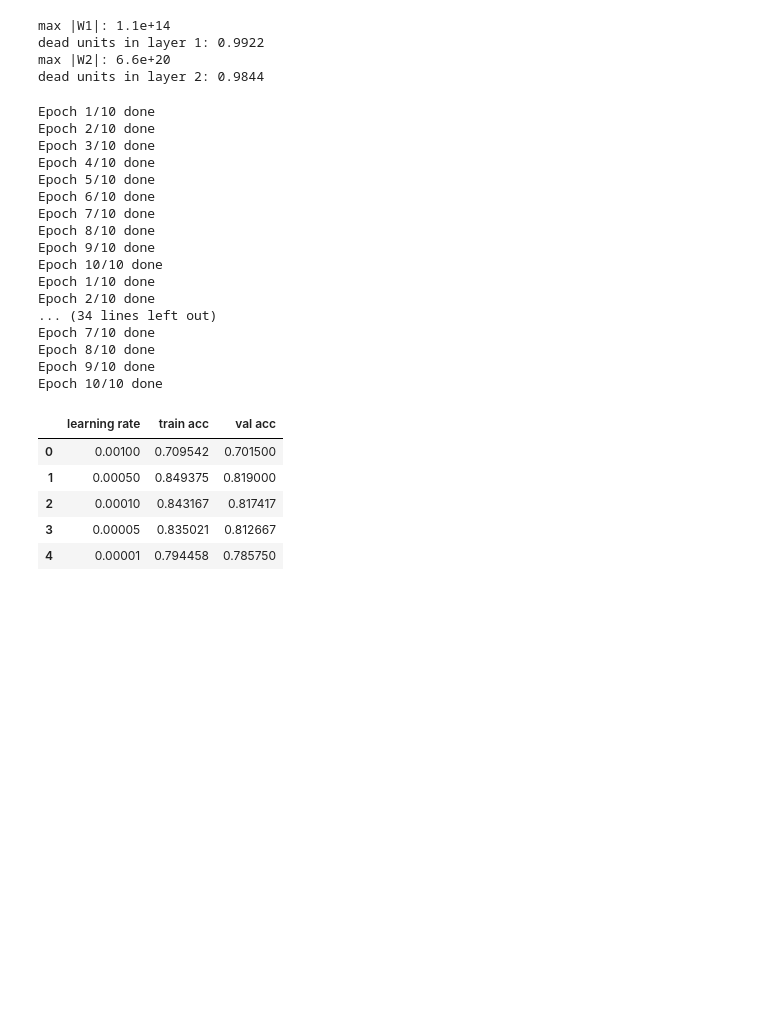
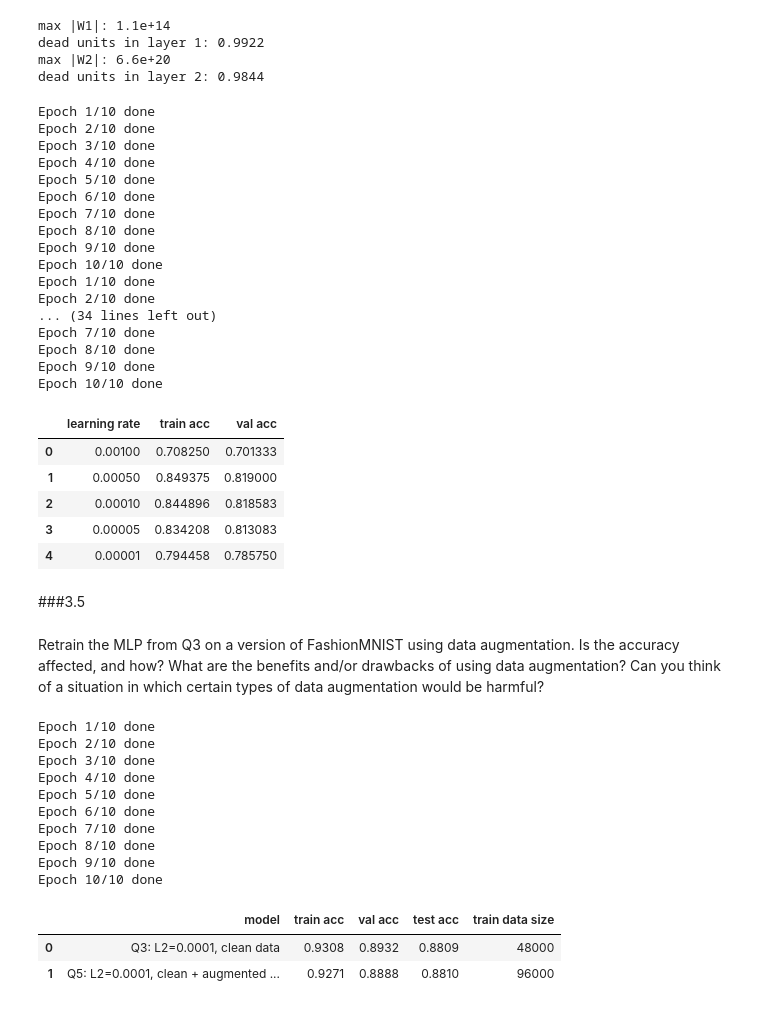
Before and after one commit to jademola/ImageClassificationMLP, a Jupyter notebook: A3_Q5_7.ipynb, the cells around one changed output. Saved outputs shown, nothing was run; the diff lists cells and outputs as text; code cells hidden in the pictures; blank space fills up the shorter version.

```diff
--- a/A3_Q5_7.ipynb
+++ b/A3_Q5_7.ipynb
@@ -101,16 +137,18 @@ x_test: (10000, 784)
 # normalization statistics from the training split only (not validation)
 # this method based on numpy simplicity in the CS231n data processing reference
 
-mean = x_train.mean()
-std = x_train.std()
+mean = x_train_raw.mean()
+std = x_train_raw.std()
 print(f'train mean: {mean:.3f}, train std: {std:.3f}')
 
 # apply the same mean and std to all three sets
-x_train = (x_train - mean) / std
-x_val   = (x_val - mean) / std
-x_test  = (x_test - mean) / std
+x_train = (x_train_raw - mean) / std
+x_train_aug = (x_train_aug_raw - mean) / std
+x_val   = (x_val_raw - mean) / std
+x_test  = (x_test_raw - mean) / std
 
-print(f'train: mean {x_train.mean():.3f}, std {x_train.std():.3f}')
+print(f'\ntrain: mean {x_train.mean():.3f}, std {x_train.std():.3f}')
+print(f'train (augmented): mean{x_train_aug.mean():.3f}, std {x_train_aug.std():.3f}')
 print(f'val:   mean {x_val.mean():.3f}, std {x_val.std():.3f}')
 print(f'test:  mean {x_test.mean():.3f}, std {x_test.std():.3f}')
 # %% [output]
@@ -119,2 +159,9 @@ train: mean 0.000, std 1.000
 val:   mean 0.003, std 1.001
 test:  mean 0.003, std 0.999
+# %%
+# Concatenate clean + augmented data set for Q5
+x_train_augExpand = np.concatenate((x_train, x_train_aug), axis=0)
+y_train_augExpand = np.concatenate((y_train, y_train), axis=0)
+
+print(f'x_train_augExpand: {x_train_augExpand.shape}')
+print(f'y_train_augExpand: {y_train_augExpand.shape}')
@@ -979,8 +1041,50 @@ Epoch 8/10 done
 Epoch 9/10 done
 Epoch 10/10 done
 |  | learning rate | train acc | val acc |
-| 0 | 0.00100 | 0.709542 | 0.701500 |
+| 0 | 0.00100 | 0.708250 | 0.701333 |
 | 1 | 0.00050 | 0.849375 | 0.819000 |
-| 2 | 0.00010 | 0.843167 | 0.817417 |
-| 3 | 0.00005 | 0.835021 | 0.812667 |
+| 2 | 0.00010 | 0.844896 | 0.818583 |
+| 3 | 0.00005 | 0.834208 | 0.813083 |
 | 4 | 0.00001 | 0.794458 | 0.785750 |
+# %% [markdown]
+###3.5
+# %% [markdown]
+Retrain the MLP from Q3 on a version of FashionMNIST using data augmentation. Is the accuracy affected, and how? What are the benefits and/or drawbacks of using data augmentation? Can you think of a situation in which certain types of data augmentation would be harmful?
+# %%
+# Q5: Retrain MLP Q3 (2 layer, 256 units, ReLU activation, l2 = 0.0001) on augmented data
+
+np.random.seed(2026)
+# L2 from Q3 optimization
+model_aug = MLP(activation='relu', n_hidden_layers=2, hidden_units=[256, 256],
+                n_input=784, n_output=10, init='relu', L2=0.0001)
+optimizer = GradientDescent(learning_rate=0.05, epochs=10, batch_size=64)
+model_aug.fit(x_train_augExpand, y_train_augExpand, optimizer)
+
+train_acc_aug = evaluate_acc(y_train_augExpand, model_aug.predict(x_train_augExpand))
+val_acc_aug   = evaluate_acc(y_val,   model_aug.predict(x_val))
+test_acc_aug  = evaluate_acc(y_test,  model_aug.predict(x_test))
+
+#results
+q3_l2 = pd.DataFrame(L2_rows)
+q3 = q3_l2[q3_l2['lambda_2'] == 1e-4].iloc[0]   # the Q3 row as a Series
+
+pd.DataFrame([
+    {'model': 'Q3: L2=0.0001, clean data',
+     'train acc': q3['train accuracy'], 'val acc': q3['val accuracy'], 'test acc': q3['test accuracy'], 'train data size': x_train.shape[0]},
+    {'model': 'Q5: L2=0.0001, clean + augmented data',
+     'train acc': train_acc_aug, 'val acc': val_acc_aug, 'test acc': test_acc_aug, 'train data size': x_train_augExpand.shape[0]},
+]).round(4)
+# %% [output]
+Epoch 1/10 done
+Epoch 2/10 done
+Epoch 3/10 done
+Epoch 4/10 done
+Epoch 5/10 done
+Epoch 6/10 done
+Epoch 7/10 done
+Epoch 8/10 done
+Epoch 9/10 done
+Epoch 10/10 done
+|  | model | train acc | val acc | test acc | train data size |
+| 0 | Q3: L2=0.0001, clean data | 0.9308 | 0.8932 | 0.8809 | 48000 |
+| 1 | Q5: L2=0.0001, clean + augmented ... | 0.9271 | 0.8888 | 0.8810 | 96000 |
```
Also changed, not shown: parts of 16 cells of this notebook.
